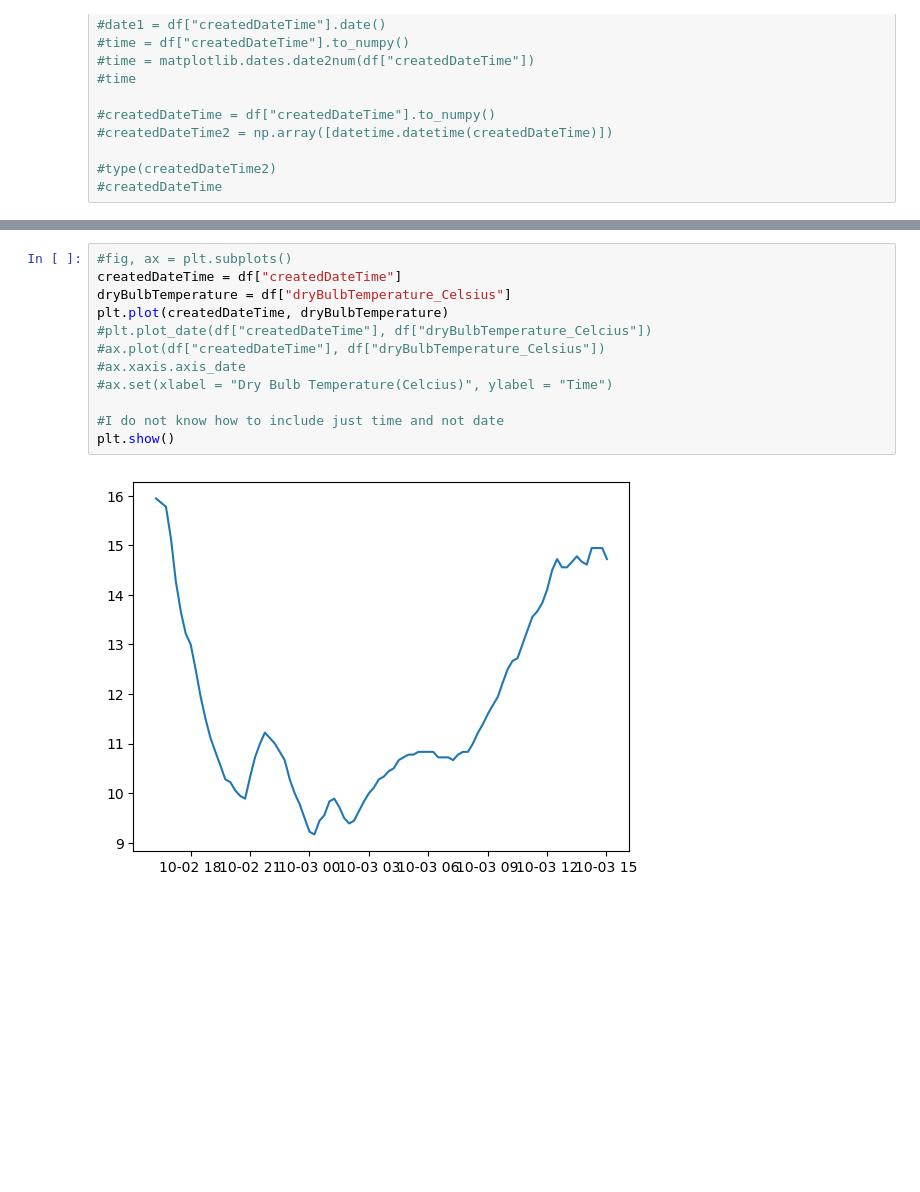
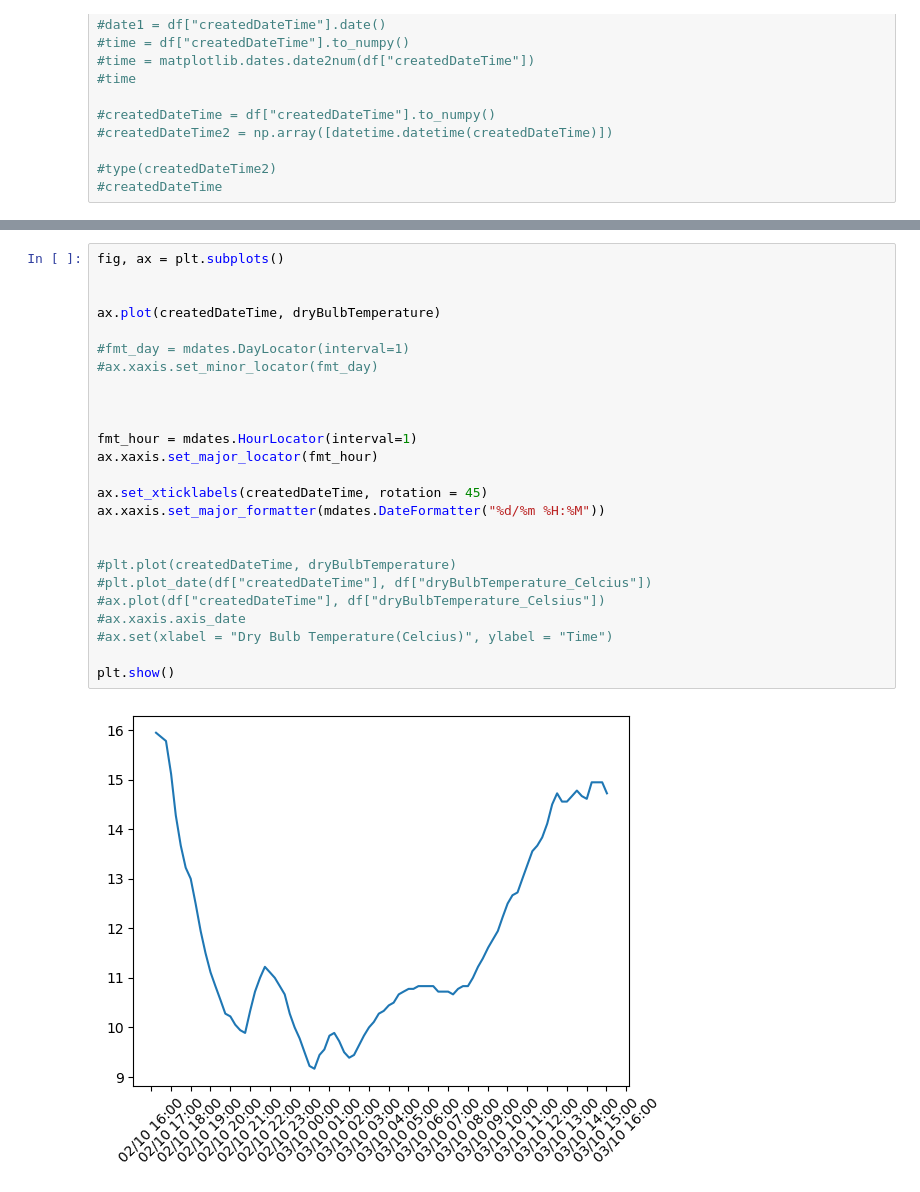
Before and after one commit to NiallRussell/PDFA-assignments, a Jupyter notebook: assignment2-weather.ipynb, the cells around one changed output, grey strips where cells are left out. Drawn from its saved outputs; the diff is of its cells as text; blank space fills up the shorter version.

```diff
--- a/assignment2-weather.ipynb
+++ b/assignment2-weather.ipynb
@@ -64,14 +79,27 @@ df.sort_values("createdDateTime", inplace=True)
 # %%
-#fig, ax = plt.subplots()
-createdDateTime = df["createdDateTime"]
-dryBulbTemperature = df["dryBulbTemperature_Celsius"]
-plt.plot(createdDateTime, dryBulbTemperature)
+fig, ax = plt.subplots()
+
+
+ax.plot(createdDateTime, dryBulbTemperature)
+
+#fmt_day = mdates.DayLocator(interval=1)
+#ax.xaxis.set_minor_locator(fmt_day)
+
+
+
+fmt_hour = mdates.HourLocator(interval=1)
+ax.xaxis.set_major_locator(fmt_hour)
+
+ax.set_xticklabels(createdDateTime, rotation = 45)
+ax.xaxis.set_major_formatter(mdates.DateFormatter("%d/%m %H:%M"))
+
+
+#plt.plot(createdDateTime, dryBulbTemperature)
 #plt.plot_date(df["createdDateTime"], df["dryBulbTemperature_Celcius"])
 #ax.plot(df["createdDateTime"], df["dryBulbTemperature_Celsius"])
 #ax.xaxis.axis_date
 #ax.set(xlabel = "Dry Bulb Temperature(Celcius)", ylabel = "Time")
 
-#I do not know how to include just time and not date
 plt.show()
 # %% [output]
-[figure, old version]
+[figure, new version]
```
Also changed, not shown: parts of 2 cells of this notebook.
